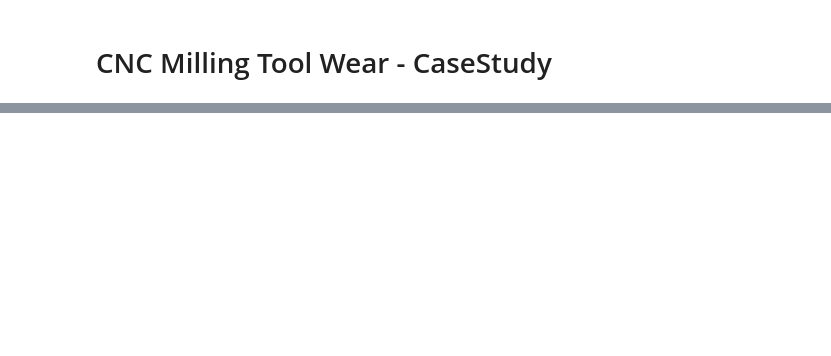
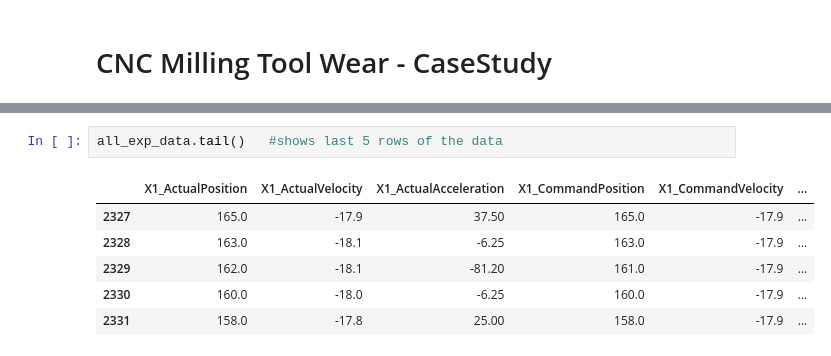
Before and after one commit to ayuba7272/millToolWear_caseStudy, a Jupyter notebook: CNC_MillWearCaseStudy.ipynb, the cells around one changed output, grey strips where cells are left out. Saved outputs shown, nothing was run; the diff lists cells and outputs as text; blank space fills up the shorter version.

```diff
--- a/CNC_MillWearCaseStudy.ipynb
+++ b/CNC_MillWearCaseStudy.ipynb
@@ -41,0 +170,9 @@ pd.options.display.max_rows = None
+# %%
+all_exp_data.tail()   #shows last 5 rows of the data
+# %% [output]
+|  | X1_ActualPosition | X1_ActualVelocity | X1_ActualAcceleration | X1_CommandPosition | X1_CommandVelocity | ... |
+| 2327 | 165.0 | -17.9 | 37.50 | 165.0 | -17.9 | ... |
+| 2328 | 163.0 | -18.1 | -6.25 | 163.0 | -17.9 | ... |
+| 2329 | 162.0 | -18.1 | -81.20 | 161.0 | -17.9 | ... |
+| 2330 | 160.0 | -18.0 | -6.25 | 160.0 | -17.9 | ... |
+| 2331 | 158.0 | -17.8 | 25.00 | 158.0 | -17.9 | ... |
```
Also changed, not shown: parts of 20 cells of this notebook.
